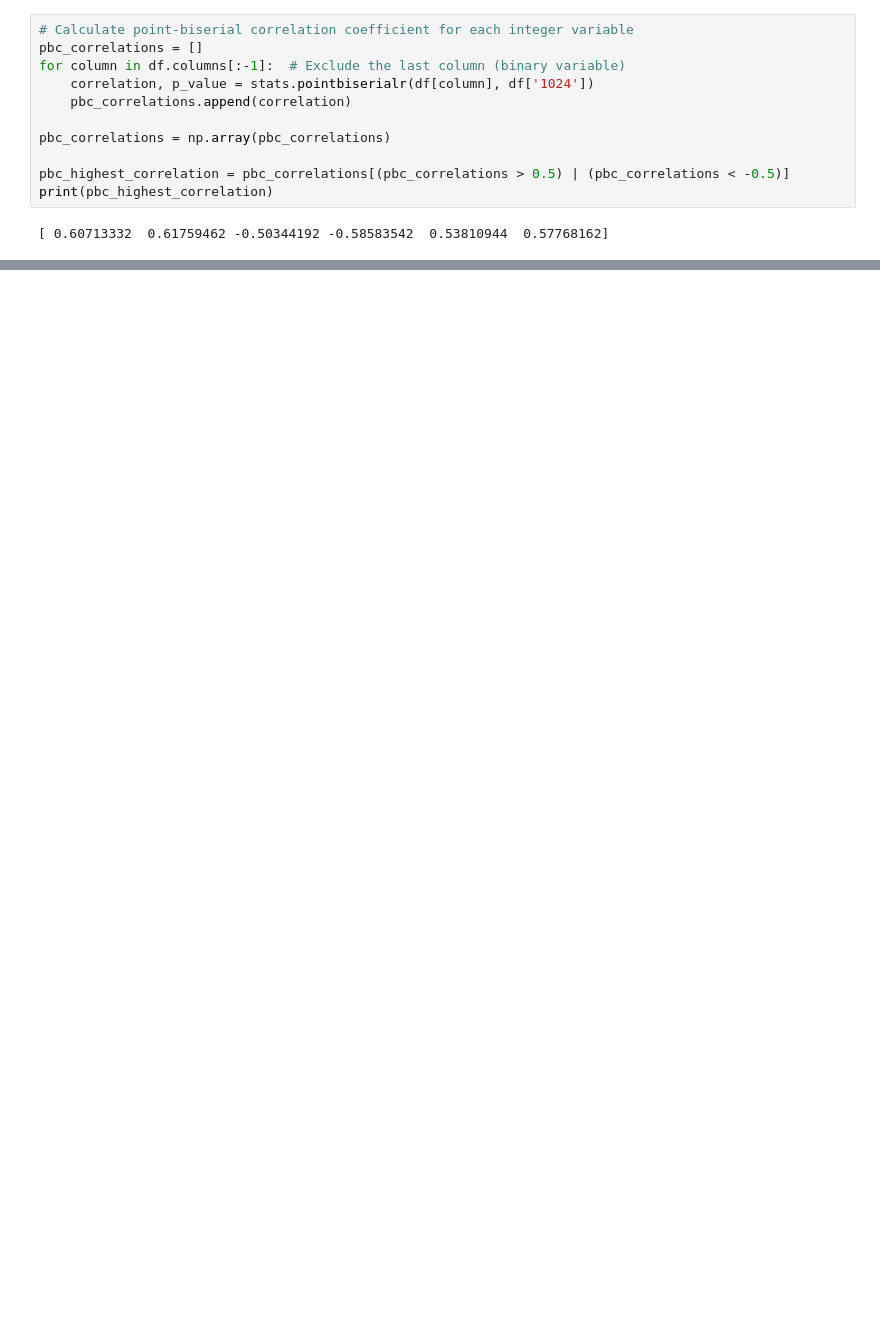
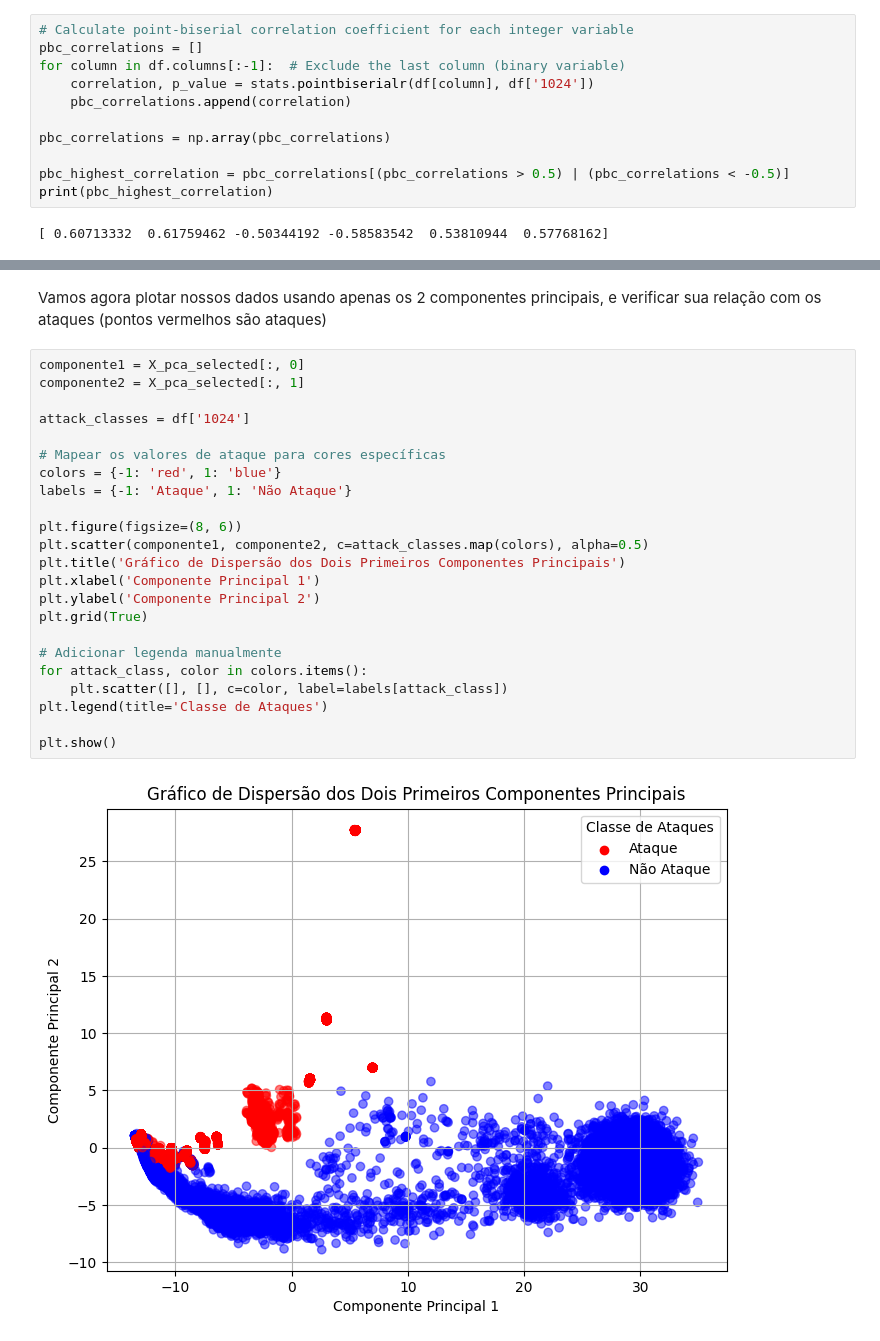
Before and after one commit to cesarpmorais/5G-Data-Training, a Jupyter notebook: data_discovery.ipynb, the cells around one changed output, grey strips where cells are left out. Cells and saved outputs as stored; diff of their text form; blank space fills up the shorter version.

```diff
--- a/data_discovery.ipynb
+++ b/data_discovery.ipynb
@@ -99,0 +160,27 @@ Aux.plot_histogram(pbc_correlations, pbc_color_scheme)
+# %% [markdown]
+Vamos agora plotar nossos dados usando apenas os 2 componentes principais, e verificar sua relação com os ataques (pontos vermelhos são ataques)
+# %%
+componente1 = X_pca_selected[:, 0]
+componente2 = X_pca_selected[:, 1]
+
+attack_classes = df['1024']
+
+# Mapear os valores de ataque para cores específicas
+colors = {-1: 'red', 1: 'blue'}
+labels = {-1: 'Ataque', 1: 'Não Ataque'}
+
+plt.figure(figsize=(8, 6))
+plt.scatter(componente1, componente2, c=attack_classes.map(colors), alpha=0.5)
+plt.title('Gráfico de Dispersão dos Dois Primeiros Componentes Principais')
+plt.xlabel('Componente Principal 1')
+plt.ylabel('Componente Principal 2')
+plt.grid(True)
+
+# Adicionar legenda manualmente
+for attack_class, color in colors.items():
+    plt.scatter([], [], c=color, label=labels[attack_class])
+plt.legend(title='Classe de Ataques')
+
+plt.show()
+# %% [output]
+[figure, added]
```
Also changed, not shown: parts of 13 cells of this notebook.
